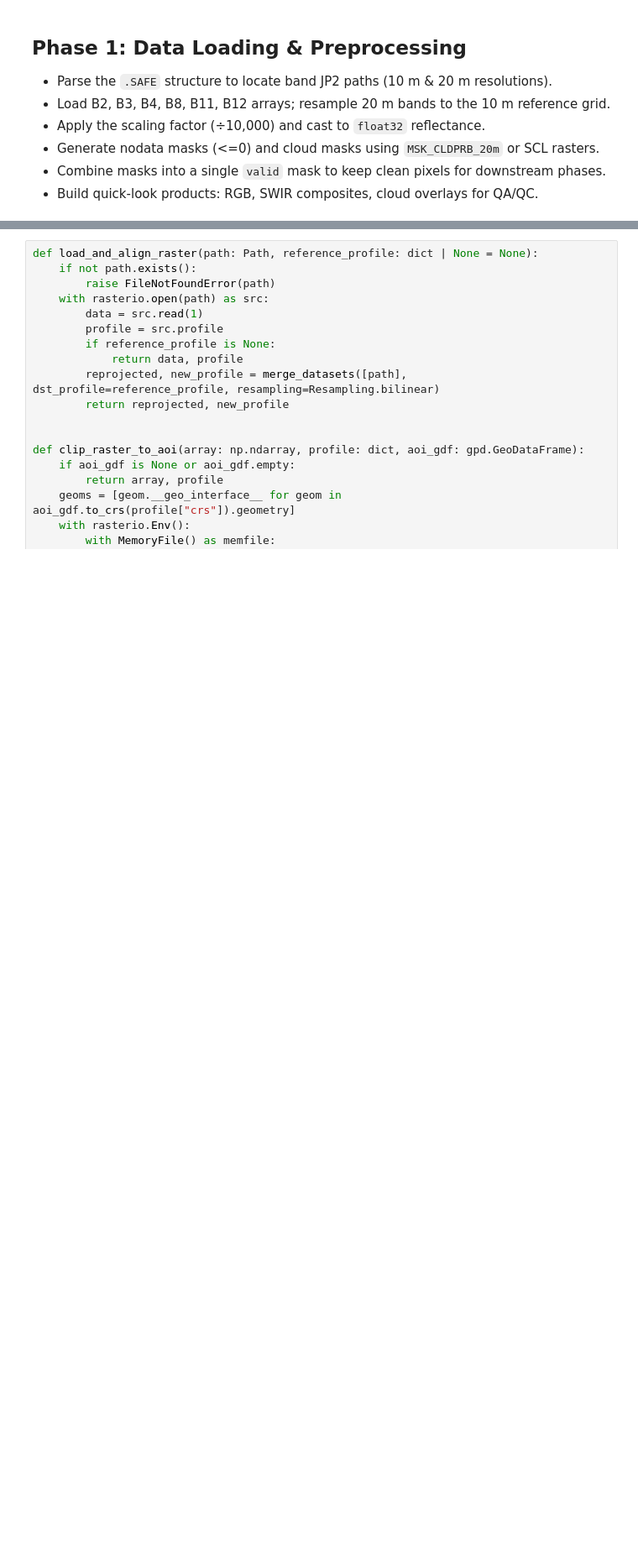
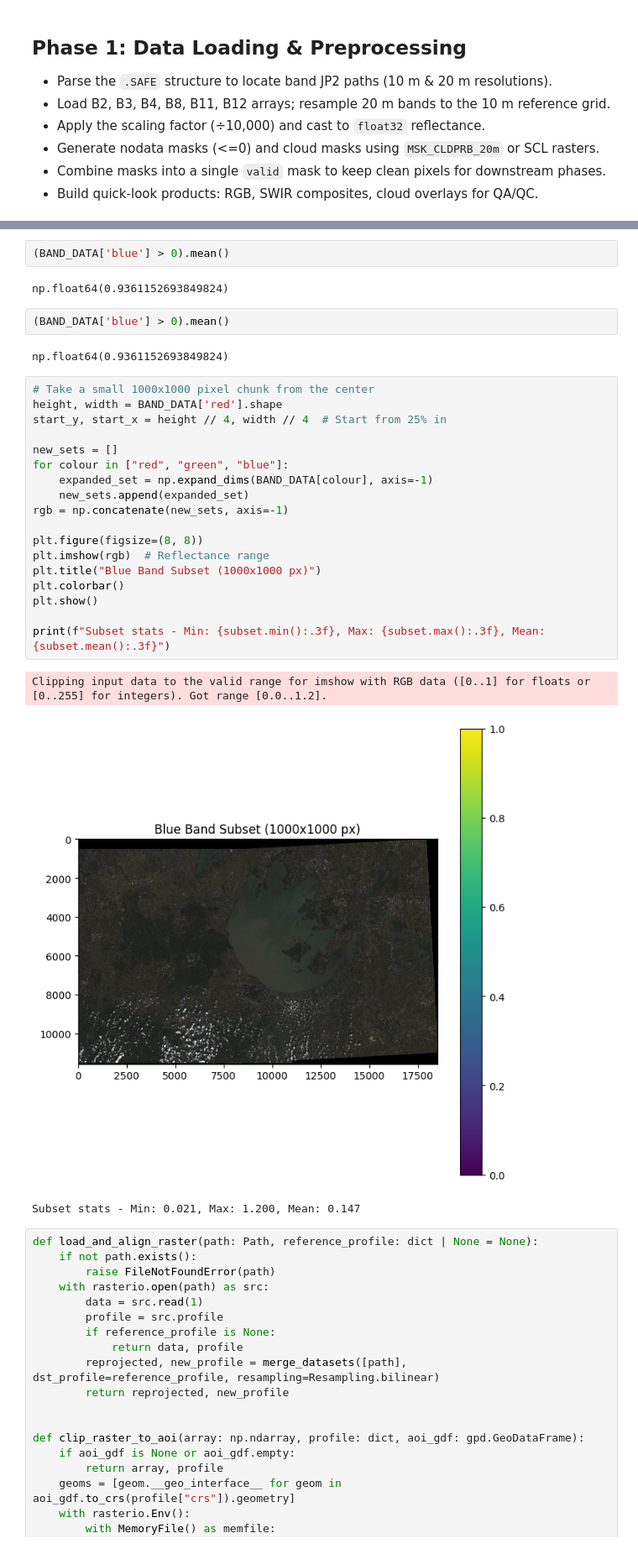
Before and after one commit to FreditorK/Biomass_fun, a Jupyter notebook: biomass_project.ipynb, the cells around one changed output, grey strips where cells are left out. Shown: that part at 84% size. Saved outputs shown, nothing was run; the diff lists cells and outputs as text; blank space fills up the shorter version.

```diff
--- a/biomass_project.ipynb
+++ b/biomass_project.ipynb
@@ -358,3 +400,33 @@ ValueError: all input arrays must have the same shape
+# %%
+(BAND_DATA['blue'] > 0).mean()
+# %% [output]
+np.float64(0.9361152693849824)
+# %%
+(BAND_DATA['blue'] > 0).mean()
+# %% [output]
+np.float64(0.9361152693849824)
+# %%
+# Take a small 1000x1000 pixel chunk from the center
+height, width = BAND_DATA['red'].shape
+start_y, start_x = height // 4, width // 4  # Start from 25% in
+
+new_sets = []
+for colour in ["red", "green", "blue"]:
+    expanded_set = np.expand_dims(BAND_DATA[colour], axis=-1)
+    new_sets.append(expanded_set)
+rgb = np.concatenate(new_sets, axis=-1)
+
+plt.figure(figsize=(8, 8))
+plt.imshow(rgb)  # Reflectance range
+plt.title("Blue Band Subset (1000x1000 px)")
+plt.colorbar()
+plt.show()
+
+print(f"Subset stats - Min: {subset.min():.3f}, Max: {subset.max():.3f}, Mean: {subset.mean():.3f}")
+# %% [output]
+Clipping input data to the valid range for imshow with RGB data ([0..1] for floats or [0..255] for integers). Got range [0.0..1.2].
+[figure, added]
+Subset stats - Min: 0.021, Max: 1.200, Mean: 0.147
 # %%
 def load_and_align_raster(path: Path, reference_profile: dict | None = None):
     if not path.exists():
```
Also changed, not shown: parts of 6 cells of this notebook.
